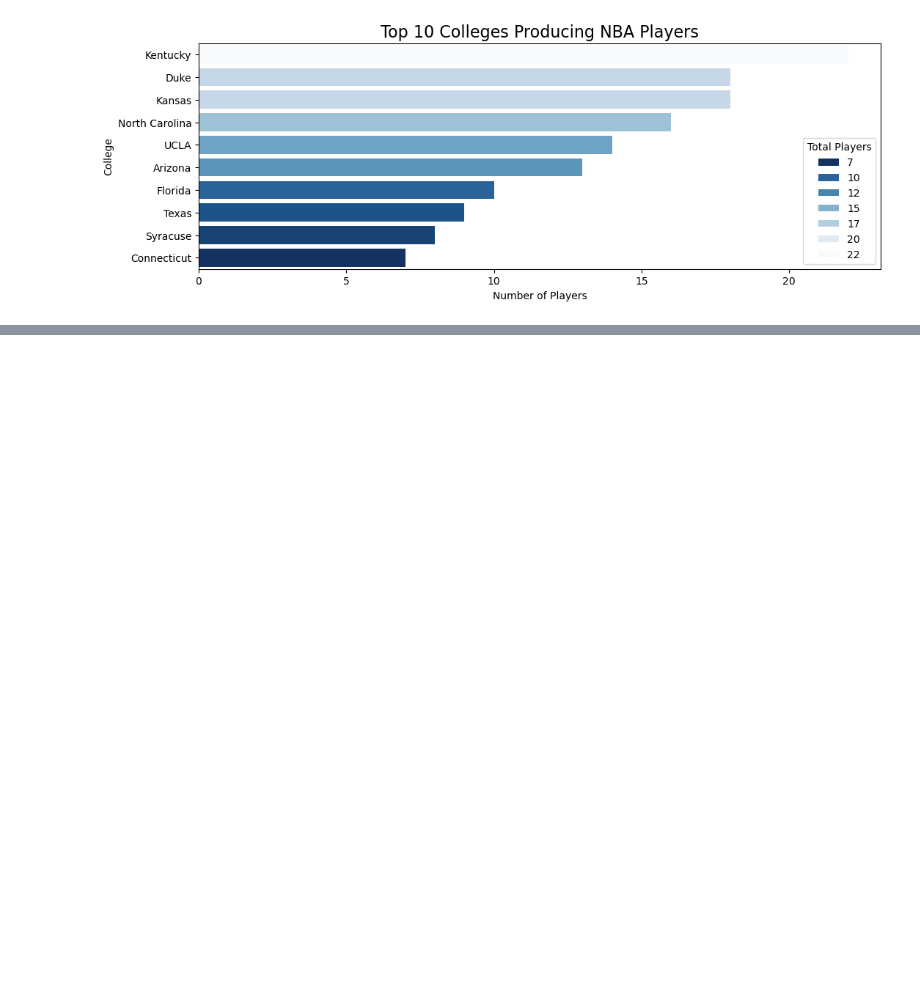
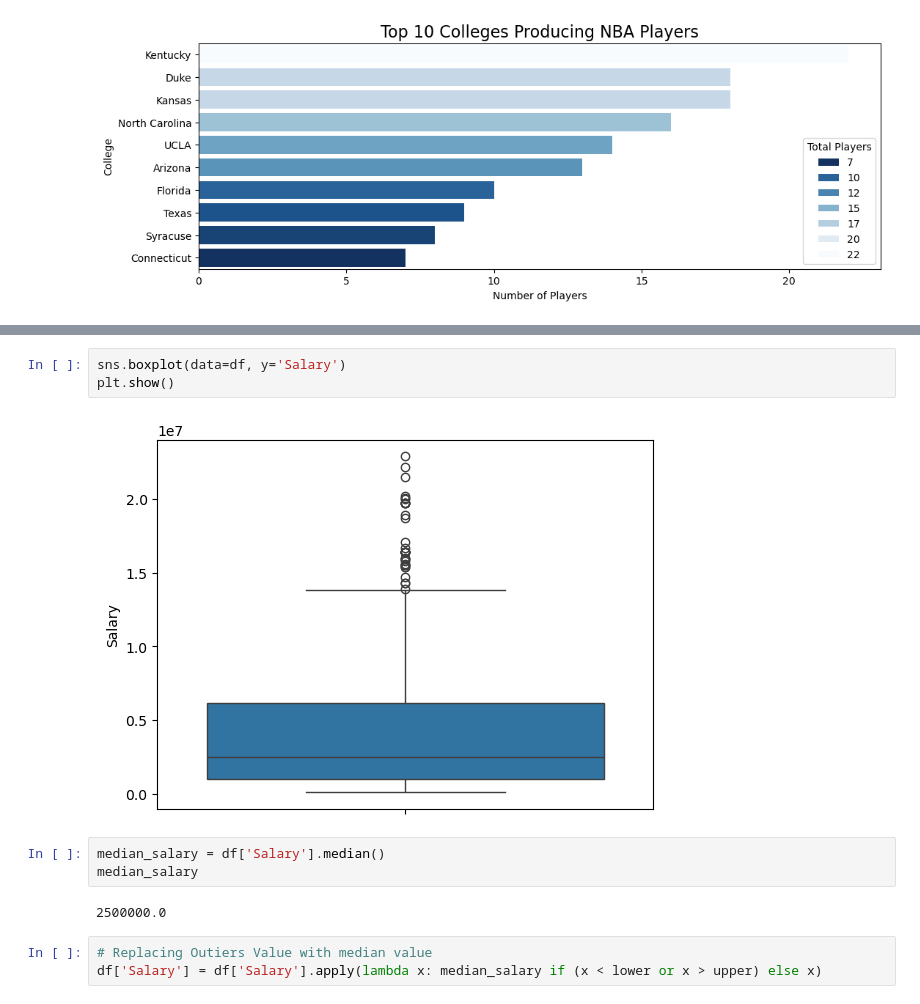
Before and after one commit to Akshitbansal26367/Data-Science-Projects, a Jupyter notebook: NBA Dataset/nba dataset notebook.ipynb, the cells around one changed output, grey strips where cells are left out. Cells and saved outputs as stored; diff of their text form; blank space fills up the shorter version.

```diff
--- a/NBA Dataset/nba dataset notebook.ipynb
+++ b/NBA Dataset/nba dataset notebook.ipynb
@@ -342,0 +412,13 @@ plt.legend(title='Total Players')
+# %%
+sns.boxplot(data=df, y='Salary')
+plt.show()
+# %% [output]
+[figure, added]
+# %%
+median_salary = df['Salary'].median()
+median_salary
+# %% [output]
+2500000.0
+# %%
+# Replacing Outiers Value with median value
+df['Salary'] = df['Salary'].apply(lambda x: median_salary if (x < lower or x > upper) else x)
```
Also changed, not shown: parts of 10 cells of this notebook.
